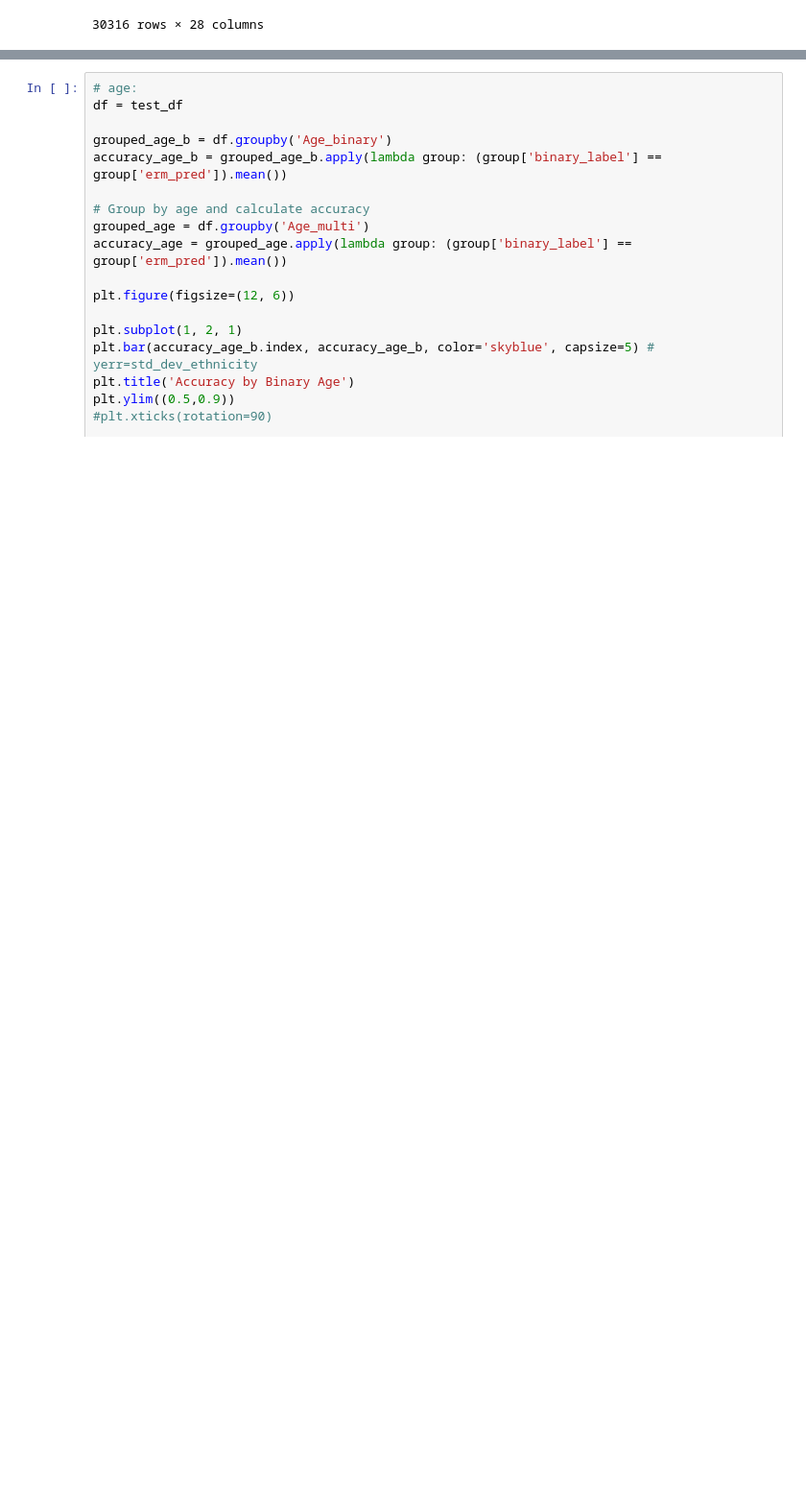
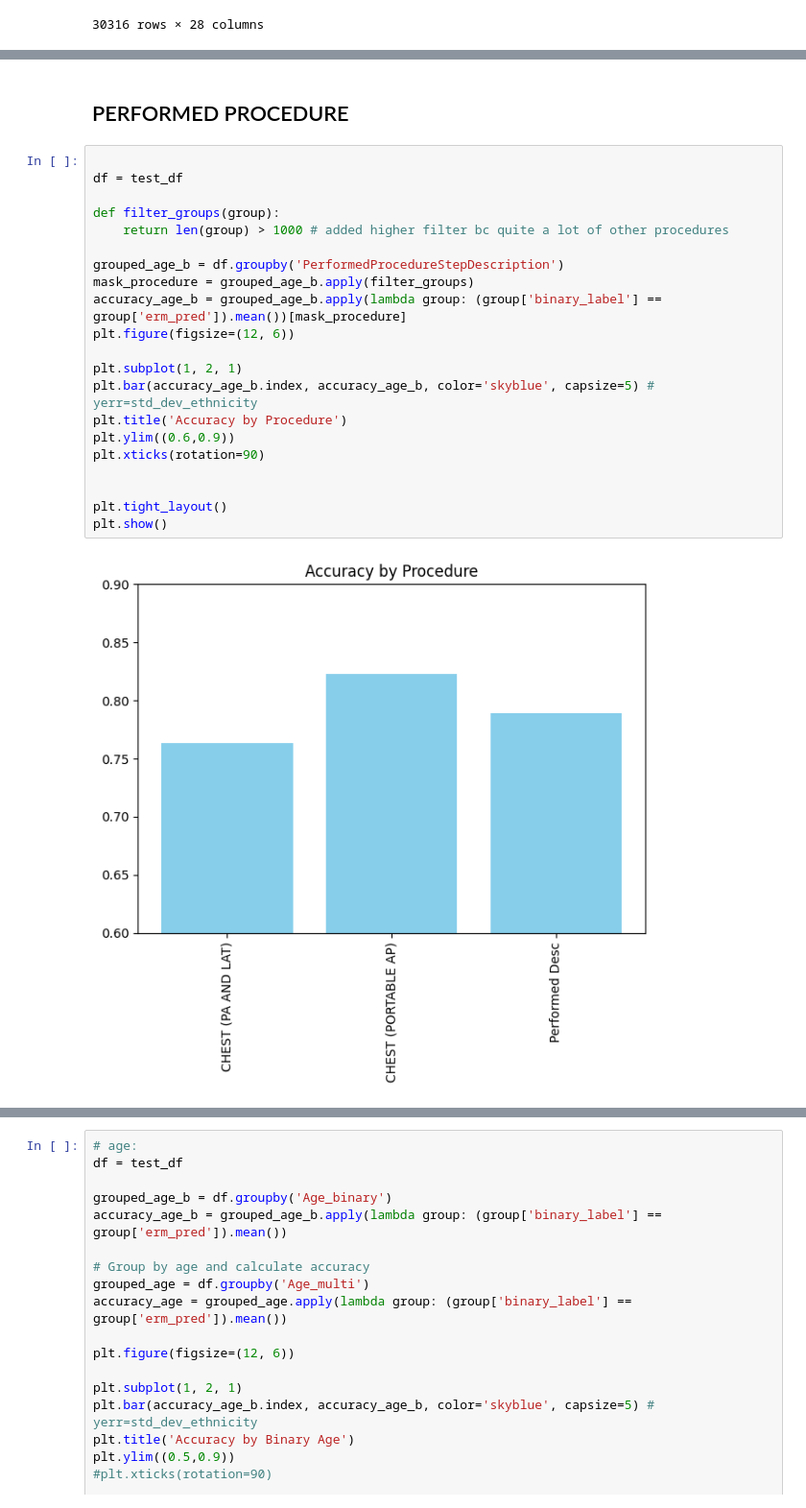
Before and after one commit to anissa218/MEDFAIR_UKBB, a Jupyter notebook: notebooks/results_analysis.ipynb, the cells around one changed output, grey strips where cells are left out. Shown: that part at 96% size. Drawn from its saved outputs; the diff is of its cells as text; blank space fills up the shorter version.

```diff
--- a/notebooks/results_analysis.ipynb
+++ b/notebooks/results_analysis.ipynb
@@ -699,0 +776,25 @@ Index(['Unnamed: 0', 'path', 'patient_cat', 'subject_id', 'study_id', 'image',
+# %% [markdown]
+## PERFORMED PROCEDURE
+# %%
+
+df = test_df
+
+def filter_groups(group):
+    return len(group) > 1000 # added higher filter bc quite a lot of other procedures
+
+grouped_age_b = df.groupby('PerformedProcedureStepDescription')
+mask_procedure = grouped_age_b.apply(filter_groups)
+accuracy_age_b = grouped_age_b.apply(lambda group: (group['binary_label'] == group['erm_pred']).mean())[mask_procedure]
+plt.figure(figsize=(12, 6))
+
+plt.subplot(1, 2, 1)
+plt.bar(accuracy_age_b.index, accuracy_age_b, color='skyblue', capsize=5) # yerr=std_dev_ethnicity
+plt.title('Accuracy by Procedure')
+plt.ylim((0.6,0.9))
+plt.xticks(rotation=90)
+
+
+plt.tight_layout()
+plt.show()
+# %% [output]
+[figure, added]
```
Also changed, not shown: parts of 33 cells of this notebook, 4 other files.
